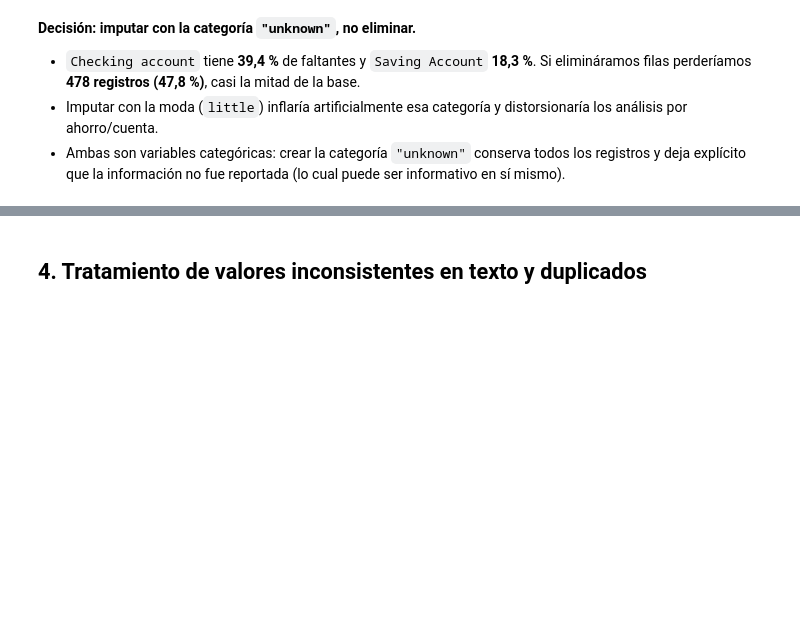
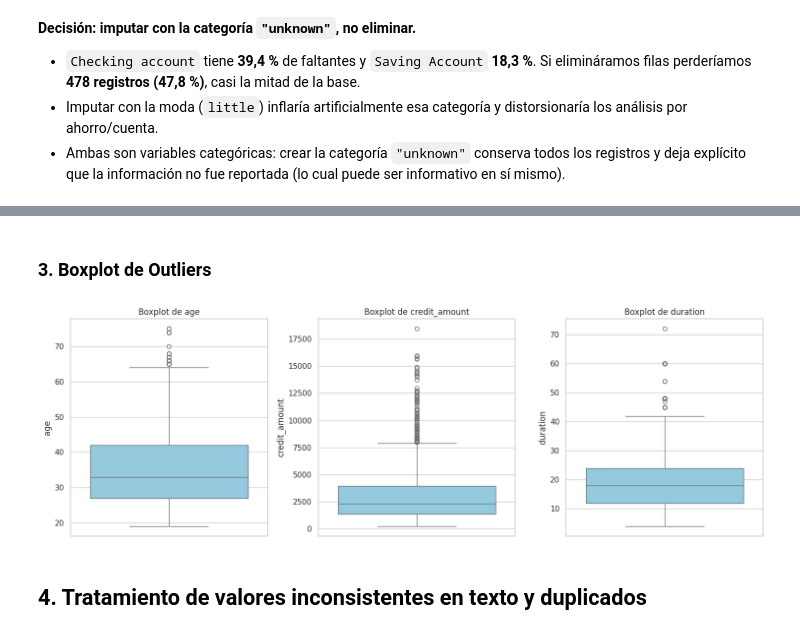
Before and after one commit to juansepq2017-sys/Proyecto-Progra-2, a Jupyter notebook: proyecto_creditos.ipynb, the cells around one changed output, grey strips where cells are left out. Saved outputs shown, nothing was run; the diff lists cells and outputs as text; code cells hidden in the pictures; blank space fills up the shorter version.

```diff
--- a/proyecto_creditos.ipynb
+++ b/proyecto_creditos.ipynb
@@ -137,6 +149,17 @@ plt.title("Mapa de calor después de la imputación")
 plt.show()
 # %% [output]
 [figure]
+# %% [markdown]
+### 3. Boxplot de Outliers
+# %%
+fig, axes = plt.subplots(1, 3, figsize=(15, 5))
+for ax, col in zip(axes, ["age", "credit_amount", "duration"]):
+    sns.boxplot(y=df[col], ax=ax, color="skyblue")
+    ax.set_title(f"Boxplot de {col}")
+plt.tight_layout()
+plt.show()
+# %% [output]
+[figure, added]
 # %% [markdown]
 ## 4. Tratamiento de valores inconsistentes en texto y duplicados
 # %%
```
Also changed, not shown: parts of 6 cells of this notebook.
